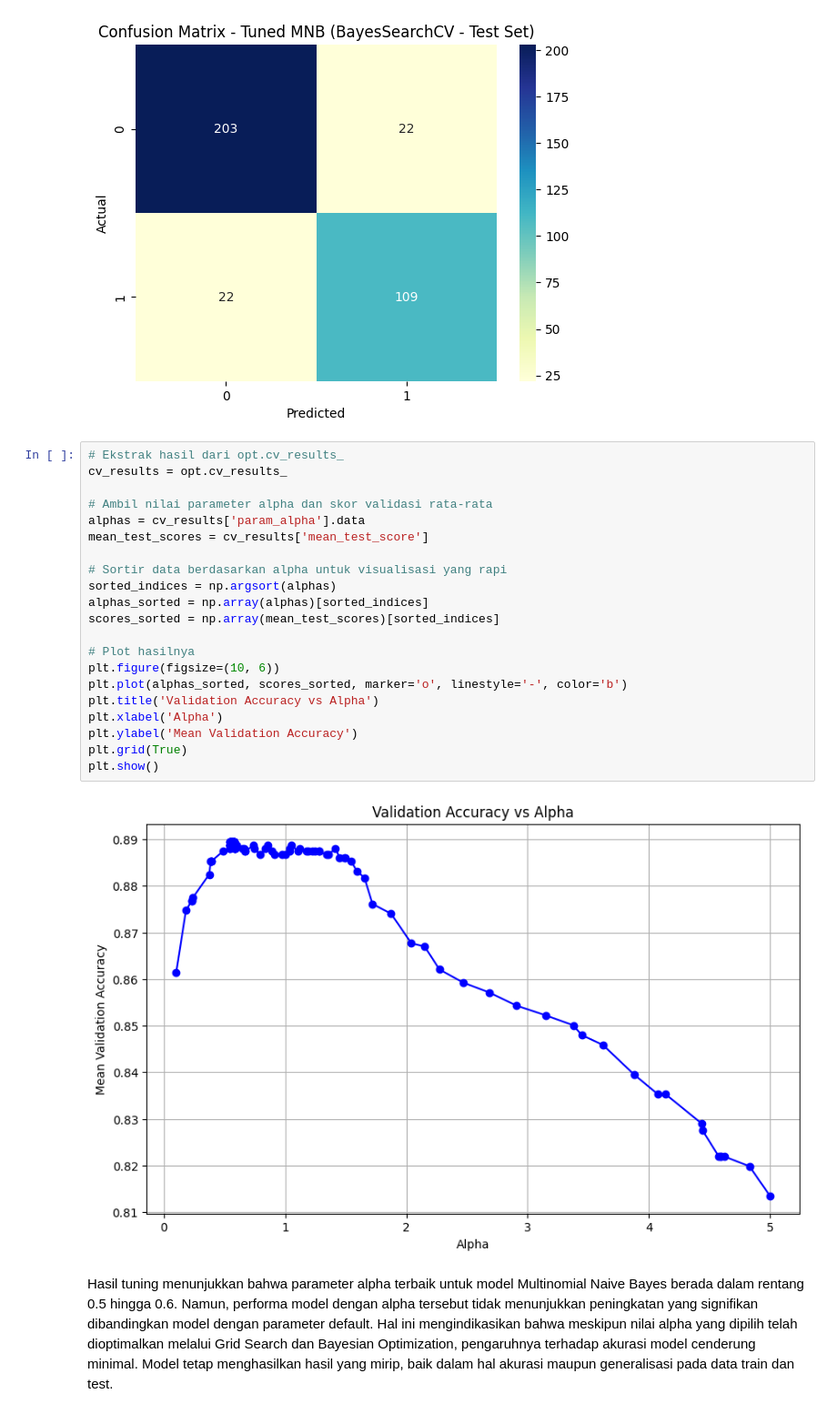
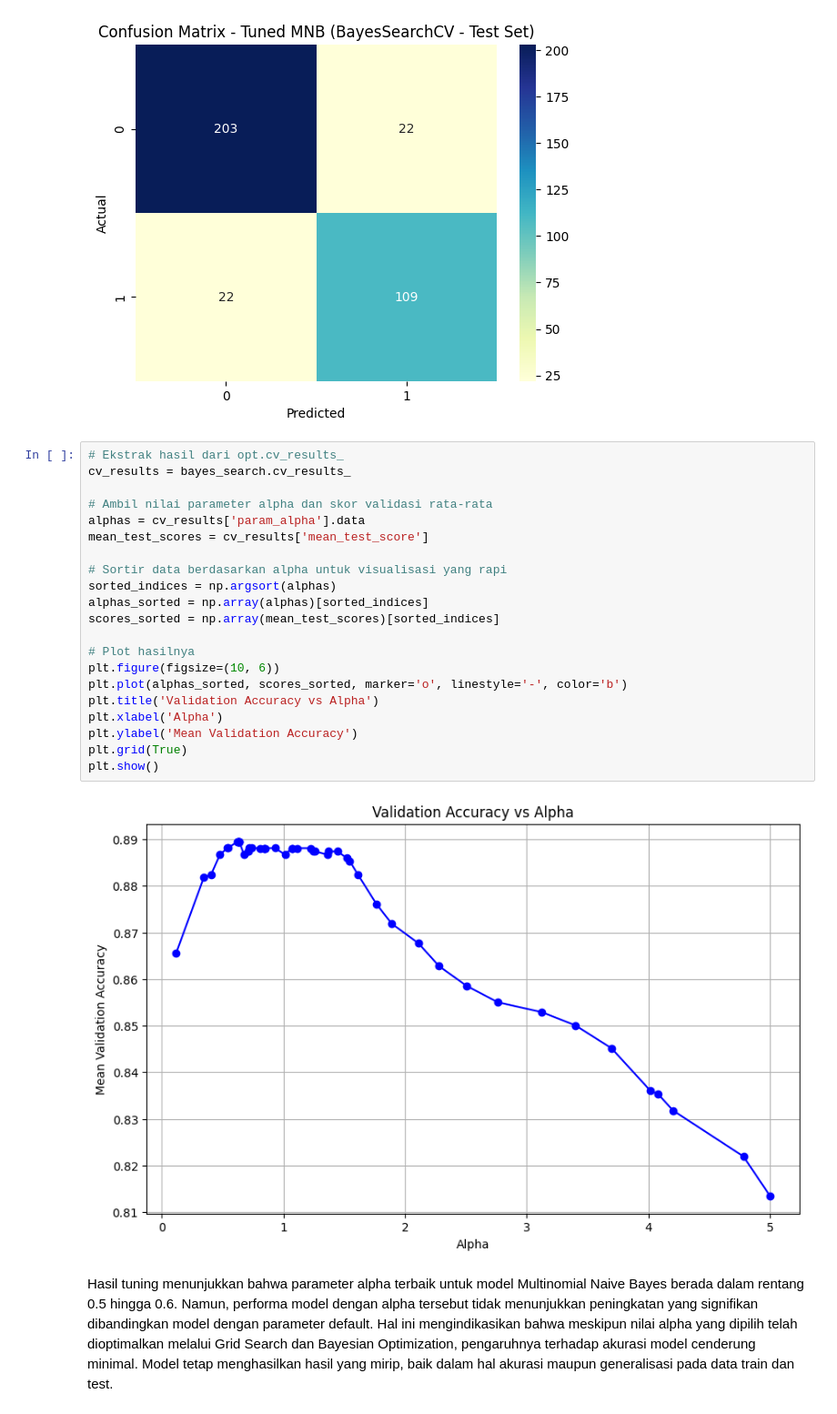
Before and after one commit to MaulanaHasyim/MaulanaHasyim, a Jupyter notebook: notebooks/Test Klasifikasi Suicide.ipynb, the cells around one changed output. Shown at 91% size. Cells and saved outputs as stored; diff of their text form.

```diff
--- a/notebooks/Test Klasifikasi Suicide.ipynb
+++ b/notebooks/Test Klasifikasi Suicide.ipynb
@@ -721,27 +774,27 @@ plt.show()
 [figure]
 # %%
 # Ekstrak hasil dari opt.cv_results_
-cv_results = opt.cv_results_
+cv_results = bayes_search.cv_results_
 
 # Ambil nilai parameter alpha dan skor validasi rata-rata
 alphas = cv_results['param_alpha'].data
 mean_test_scores = cv_results['mean_test_score']
 
 # Sortir data berdasarkan alpha untuk visualisasi yang rapi
 sorted_indices = np.argsort(alphas)
 alphas_sorted = np.array(alphas)[sorted_indices]
 scores_sorted = np.array(mean_test_scores)[sorted_indices]
 
 # Plot hasilnya
 plt.figure(figsize=(10, 6))
 plt.plot(alphas_sorted, scores_sorted, marker='o', linestyle='-', color='b')
 plt.title('Validation Accuracy vs Alpha')
 plt.xlabel('Alpha')
 plt.ylabel('Mean Validation Accuracy')
 plt.grid(True)
 plt.show()
 # %% [output]
-[figure, old version]
+[figure, new version]
 # %% [markdown]
 Hasil tuning menunjukkan bahwa parameter alpha terbaik untuk model Multinomial Naive Bayes berada dalam rentang 0.5 hingga 0.6. Namun, performa model dengan alpha tersebut tidak menunjukkan peningkatan yang signifikan dibandingkan model dengan parameter default. Hal ini mengindikasikan bahwa meskipun nilai alpha yang dipilih telah dioptimalkan melalui Grid Search dan Bayesian Optimization, pengaruhnya terhadap akurasi model cenderung minimal. Model tetap menghasilkan hasil yang mirip, baik dalam hal akurasi maupun generalisasi pada data train dan test.
 # %% [markdown]
```
Also changed, not shown: parts of 5 cells of this notebook.
